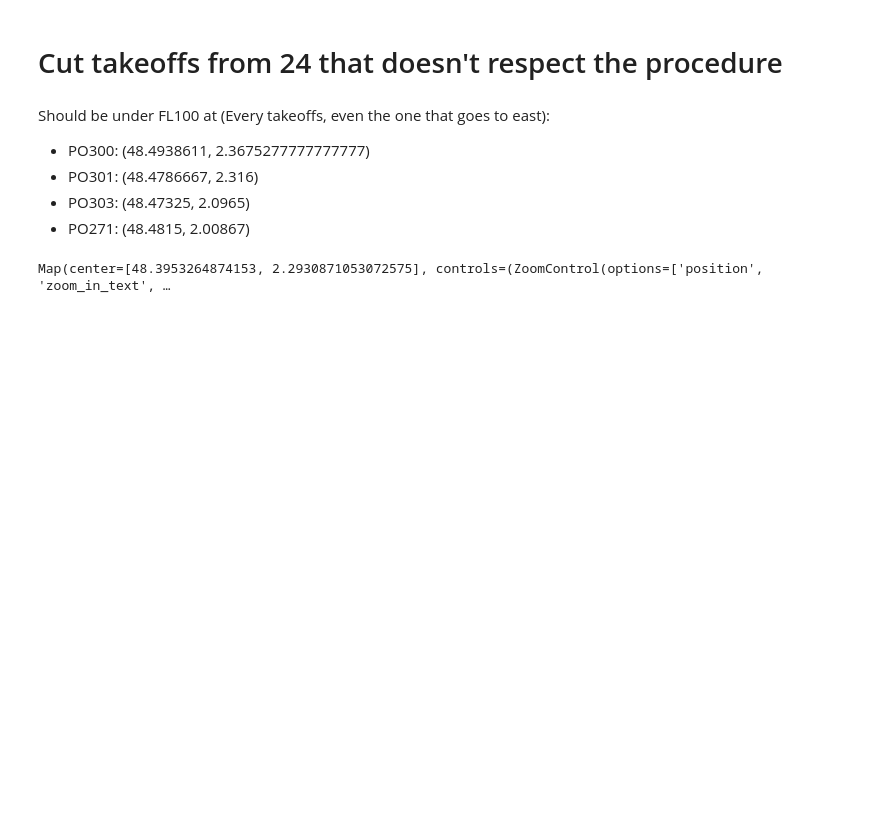
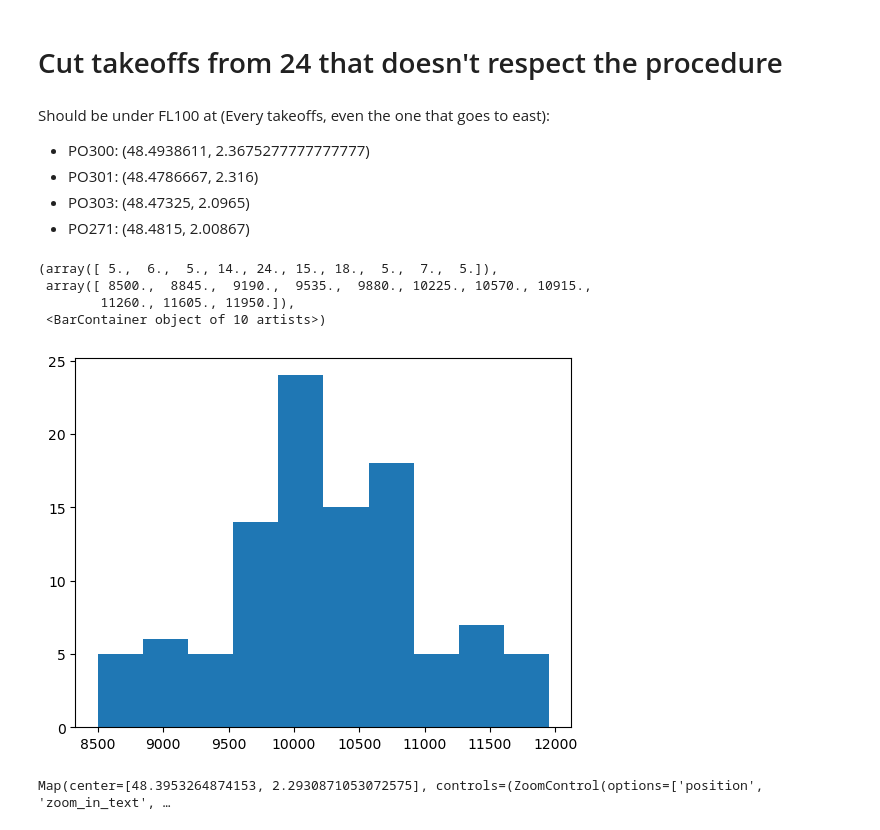
Before and after one commit to kruuZHAW/indep_procedures_generation, a Jupyter notebook: notebooks/data_preprocessing.ipynb, the cells around one changed output. Cells and saved outputs as stored; diff of their text form; code cells hidden in the pictures; blank space fills up the shorter version.

Commit message:
plots

```diff
--- a/notebooks/data_preprocessing.ipynb
+++ b/notebooks/data_preprocessing.ipynb
@@ -350,6 +350,18 @@ Should be under FL100 at (Every takeoffs, even the one that goes to east):
 - PO301: (48.4786667, 2.316)
 - PO303: (48.47325, 2.0965)
 - PO271: (48.4815, 2.00867)
+# %%
+t_test = Traffic.from_file("../deep_traffic_generation/data/training_datasets/takeoffs_south_proc_LFPO_24.pkl")
+# %%
+test = t_test.inside_bbox((2.367527-0.001, 48.4938611-0.001, 2.367527+0.001, 48.4938611+0.001))
+# %%
+plt.hist(test.data.altitude)
+# %% [output]
+(array([ 5.,  6.,  5., 14., 24., 15., 18.,  5.,  7.,  5.]),
+ array([ 8500.,  8845.,  9190.,  9535.,  9880., 10225., 10570., 10915.,
+        11260., 11605., 11950.]),
+ <BarContainer object of 10 artists>)
+[figure, added]
 # %%
 t = Traffic.from_file("../deep_traffic_generation/data/training_datasets/takeoffs_south_LFPO_24.pkl")
 # %%
```
Also changed, not shown: parts of 17 cells of this notebook, 24 other files.
